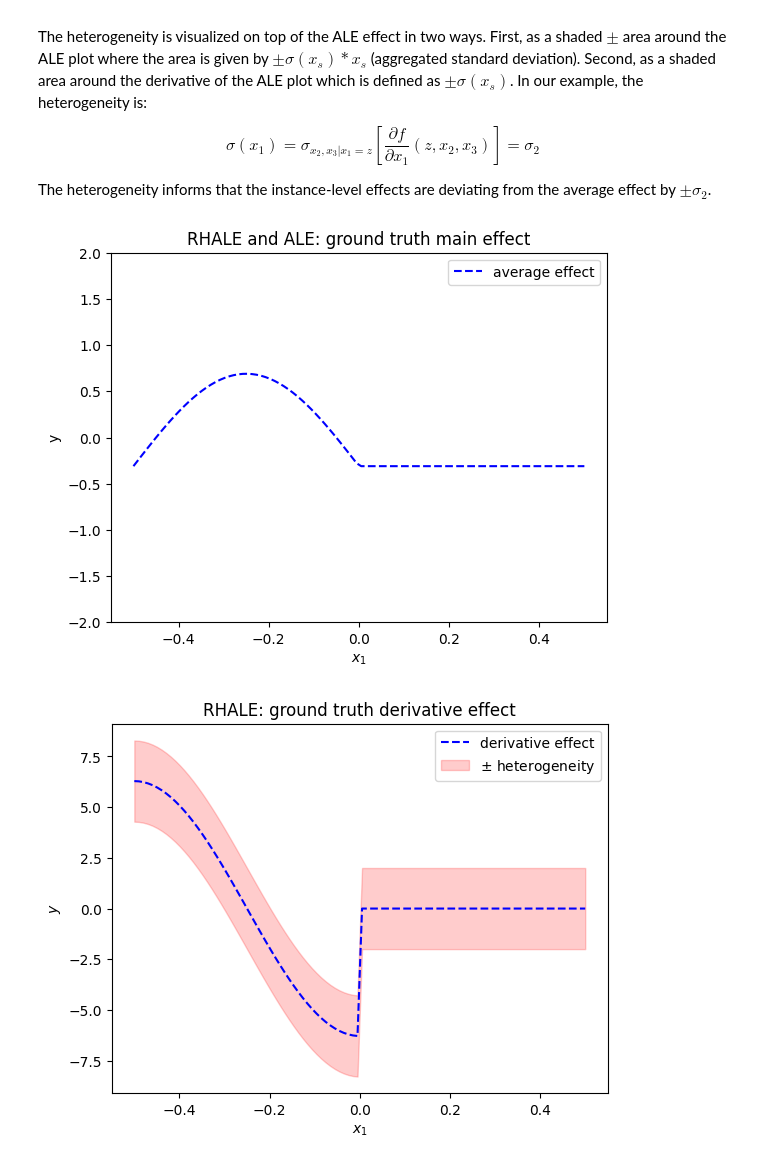
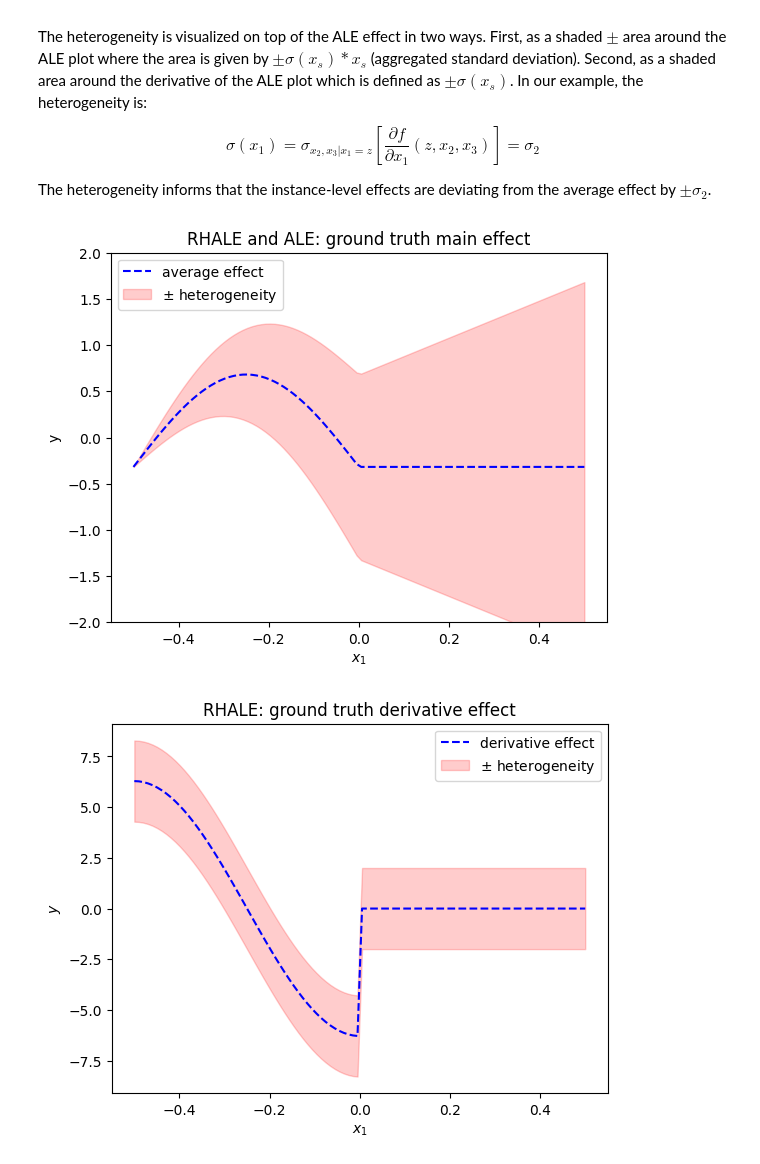
Before and after one commit to givasile/effector, a Jupyter notebook: notebooks/synthetic-examples/02_global_effect_methods_comparison.ipynb, the cells around one changed output. Cells and saved outputs as stored; diff of their text form; code cells hidden in the pictures.

```diff
--- a/notebooks/synthetic-examples/02_global_effect_methods_comparison.ipynb
+++ b/notebooks/synthetic-examples/02_global_effect_methods_comparison.ipynb
@@ -23,25 +29,9 @@ We will generate $N=60$ examples with $D=3$ features, as described in the follow
 # %%
-def generate_samples(N1, N2, sigma_2=1, sigma_3=.01):
-    N = N1 + N2
-    x1 = np.concatenate((np.array([-0.5]),
-                         np.random.uniform(-0.5, 0, size=int(N1 - 2)),
-                         np.array([-0.00001]),
-                         np.array([0.]),
-                         np.random.uniform(0, 0.5, size=int(N2 - 2)),
-                         np.array([0.5])))
-    x2 = np.random.normal(0, sigma_2, N)
-    x3 = x1 + np.random.normal(0, sigma_3, N)
-    x = np.stack([x1, x2, x3], -1)
-    return x
+bench = effector.benchmarks.CorrelatedInteraction()
+axis_limits = bench.axis_limits
+sigma_2 = bench.sigma_2
 
-
-np.random.seed(seed=2121)
-axis_limits = np.array([[-.5, .5], [-5, 5], [-.5, .5]]).T
-sigma_2 = 2
-sigma_3 = .01
-N1 = 150
-N2 = 20
-x = generate_samples(N1, N2, sigma_2=sigma_2, sigma_3=sigma_3)
+x = bench.generate_data(170, seed=21)
 # %% [markdown]
 The _black-box_ function is:
 
@@ -156,30 +105,30 @@ $$
 
 The heterogeneity informs that the instance-level effects are deviating from the average effect by $\pm \sigma_2$.
 # %%
-def rhale_gt(x):
-    y = np.zeros_like(x)
-    ind = x < 0
-    y[ind] = - np.sin(2 * np.pi * x[ind])
-    c = 0.31
-    return y - c, (x + .5) * sigma_2
+rhale_gt = bench.rhale_gt              # mean effect (identical to ALE)
+rhale_heter_gt = bench.rhale_heter_gt  # effect-space heterogeneity band
+
 
 def rhale_gt_derivative_effect(x):
+    # derivative-space view, used only for the illustration below
     dydx = np.zeros_like(x)
     ind = x < 0
-    dydx[ind] = - 2 * np.pi * np.cos(2 * np.pi * x[ind])
+    dydx[ind] = -2 * np.pi * np.cos(2 * np.pi * x[ind])
     return dydx, sigma_2
 # %%
 plt.figure()
 plt.ylim(-2, 2)
 xx = np.linspace(-.5, .5, 100)
-plt.plot(xx, rhale_gt(xx)[0], "b--", label="average effect")
+plt.plot(xx, rhale_gt(xx), "b--", label="average effect")
+plt.fill_between(xx, rhale_gt(xx) - rhale_heter_gt(xx), rhale_gt(xx) + rhale_heter_gt(xx),
+                 alpha=0.2, color="red", label="$\pm$ heterogeneity")
 plt.title("RHALE and ALE: ground truth main effect")
 plt.xlabel("$x_1$")
 plt.ylabel("y")
 plt.legend()
 plt.show()
 # %% [output]
-[figure, old version]
+[figure, new version]
 # %%
 plt.figure()
 xx = np.linspace(-0.5, 0.5, 100)
```
Also changed, not shown: parts of 21 cells of this notebook.
